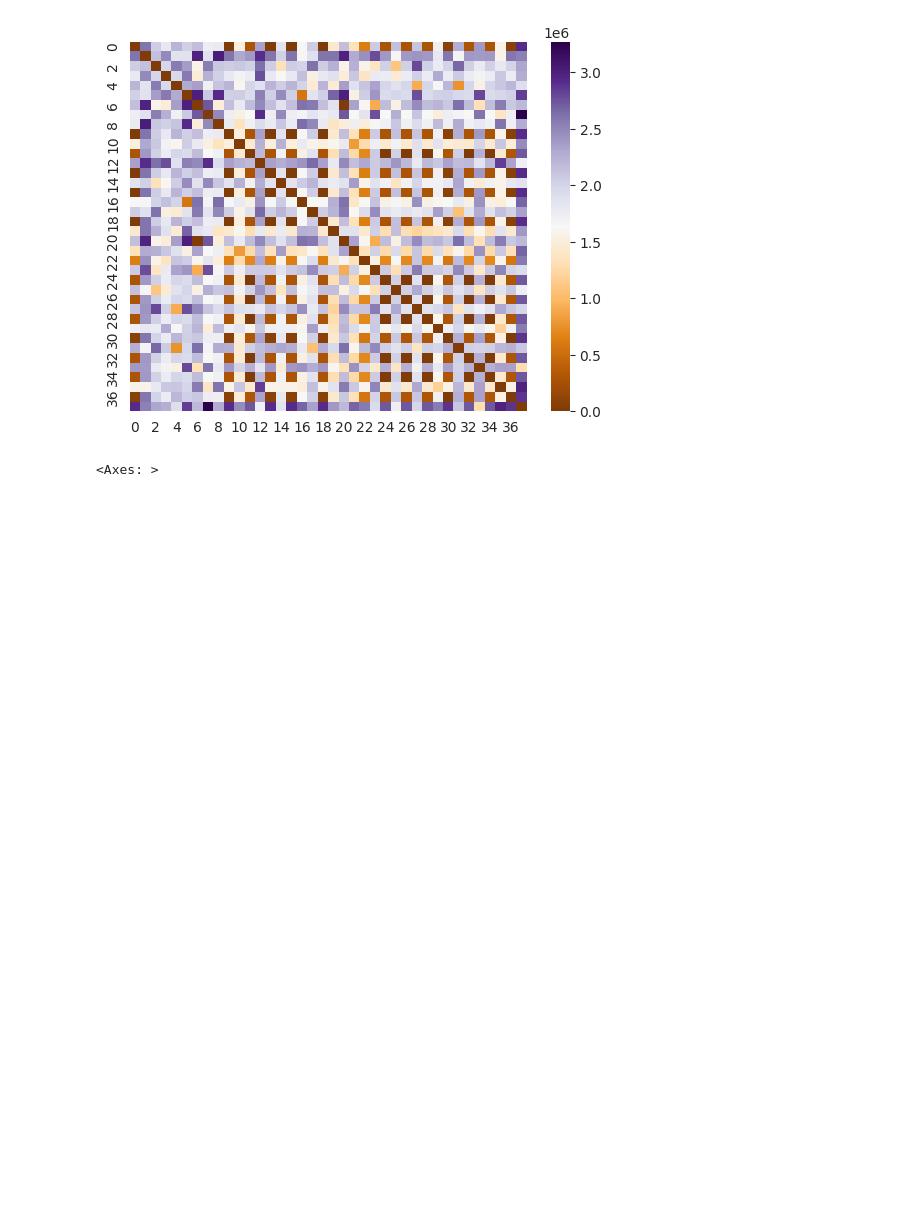
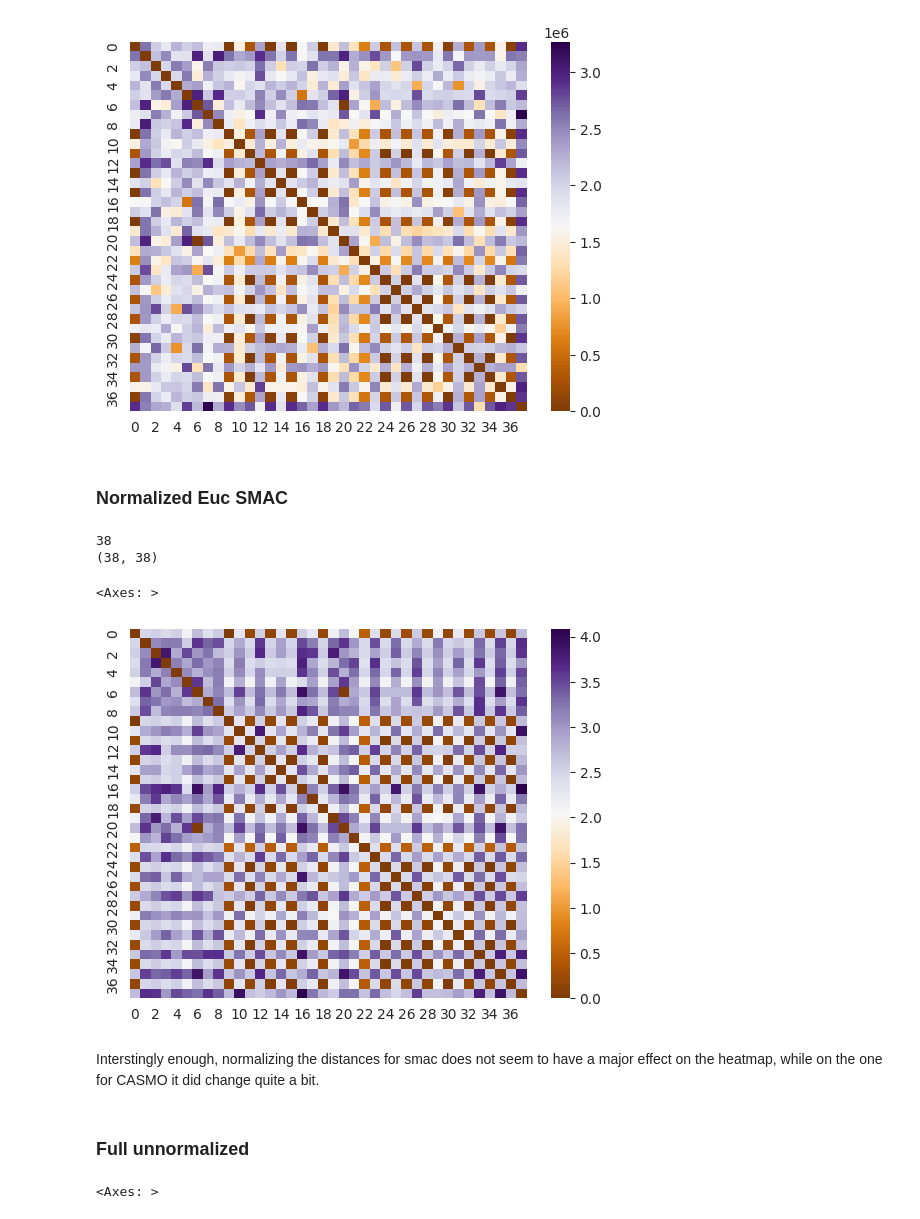
Before and after one commit to Skippybal/Styx, a Jupyter notebook: Distances_Casmo_SMAC.ipynb, the cells around one changed output. Saved outputs shown, nothing was run; the diff lists cells and outputs as text; code cells hidden in the pictures; blank space fills up the shorter version.

```diff
--- a/Distances_Casmo_SMAC.ipynb
+++ b/Distances_Casmo_SMAC.ipynb
@@ -287,6 +348,20 @@ sns.heatmap(smac_euc_dist + smac_euc_dist.T, cmap="PuOr")
 (38, 38)
 <Axes: >
 [figure]
+# %% [markdown]
+### Normalized Euc SMAC
+# %%
+smac_euc_dist_normalized  = build_euc_dist_mat_normalized(casmo_configspace, smac_dataframe, cat_names, cont_names)
+sns.heatmap(smac_euc_dist_normalized + smac_euc_dist_normalized.T, cmap="PuOr")
+# %% [output]
+38
+(38, 38)
+<Axes: >
+[figure, added]
+# %% [markdown]
+Interstingly enough, normalizing the distances for smac does not seem to have a major effect on the heatmap, while on the one for CASMO it did change quite a bit.
+# %% [markdown]
+### Full unnormalized
 # %%
 full_euc_smac = smac_euc_dist + smac_euc_dist.T
 full_hat_smac = smac_hat_dist + smac_hat_dist.T
```
Also changed, not shown: parts of 12 cells of this notebook.
